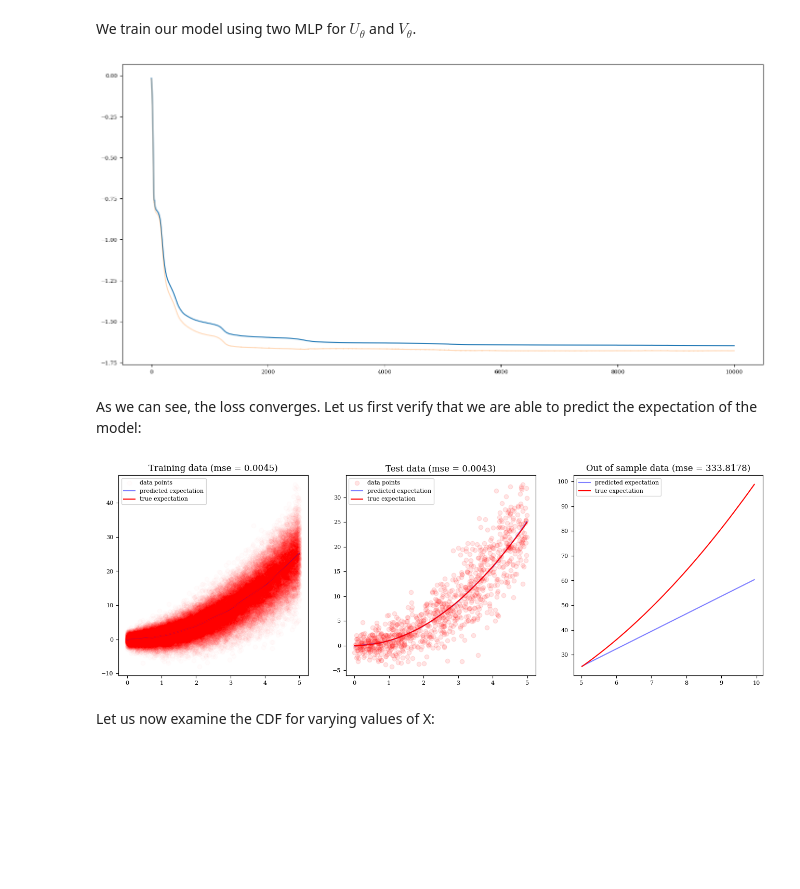
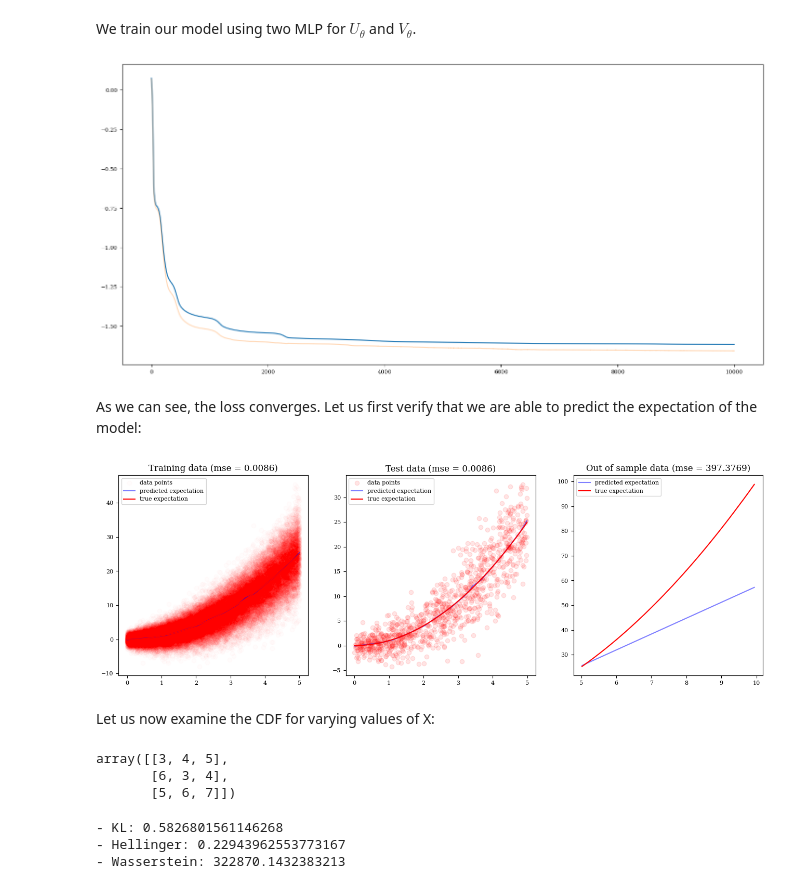
Before and after one commit to Danfoa/symm_rep_learn, a Jupyter notebook: NCP/examples/heteroscedastic.ipynb, the cells around one changed output. Drawn from its saved outputs; the diff is of its cells as text; code cells hidden in the pictures; blank space fills up the shorter version.

```diff
--- a/NCP/examples/heteroscedastic.ipynb
+++ b/NCP/examples/heteroscedastic.ipynb
@@ -77,31 +77,31 @@ We train our model using two MLP for $U_\theta$ and $V_\theta$.
 # %%
 np.random.seed(0)
 torch.manual_seed(0)
 
 input_shape = X_train.shape[-1]
 output_shape = 10
 n_hidden = 2
 layer_size = [16,16] # layer size of hidden layers.
 
 U_operator = MLPOperator(input_shape, n_hidden, layer_size, output_shape)
 V_operator = MLPOperator(input_shape, n_hidden, layer_size, output_shape)
 
 optimizer = Adam
 optimizer_kwargs = {
     'lr': 1e-3
     }
-reg = (DeepSVD(U_operator, V_operator, output_shape, gamma=0.))
+reg = (DeepSVD(U_operator, V_operator, output_shape, gamma=0.01))
 
 reg.fit(X_train, Y_train, X_val, Y_val, epochs=int(1e4), optimizer=optimizer, optimizer_kwargs=optimizer_kwargs)
 
 ls = reg.get_losses()
 plt.figure(figsize=(17, 8))
 plt.plot(range(len(ls)), np.array(ls))
 plt.plot(range(len(ls)), np.array(reg.get_val_losses()), alpha=0.3)
 # plt.yscale('log')
 plt.show()
 # %% [output]
-[figure, old version]
+[figure, new version]
 # %% [markdown]
 As we can see, the loss converges. Let us first verify that we are able to predict the expectation of the model:
 # %%
@@ -148,9 +148,16 @@ axes[2].set_title(f'Out of sample data (mse = {round(mean_squared_error(Xs**2, y
 
 plt.show()
 # %% [output]
-[figure, old version]
+[figure, new version]
 # %% [markdown]
 Let us now examine the CDF for varying values of X:
+# %%
+x = np.array([3,4,5,6,3,4,5,6,7])
+np.lib.stride_tricks.sliding_window_view(x, 3)[::3]
+# %% [output]
+array([[3, 4, 5],
+       [6, 3, 4],
+       [5, 6, 7]])
 # %%
 # distances for one dimensional distributions
 
@@ -191,3 +203,13 @@ true_cdf = norm.cdf(fys, loc=x**2, scale=np.sqrt(1+np.abs(x)))
+# %%
+cdf_pred = smooth_cdf(fys, cdf_pred) # smooth empirical cdf for computations
+
+print(f'- KL: {kullback_leibler(cdf_pred, true_cdf, bin_length=1)}')
+print(f'- Hellinger: {hellinger(cdf_pred, true_cdf, bin_length=1)}')
+print(f'- Wasserstein: {wasserstein1(cdf_pred, true_cdf)}')
+# %% [output]
+- KL: 0.5826801561146268
+- Hellinger: 0.22943962553773167
+- Wasserstein: 322870.1432383213
 # %%
 plt.plot(fys, cdf_pred)
 plt.plot(fys, true_cdf)
```
Also changed, not shown: parts of 7 cells of this notebook, 5 other files.
